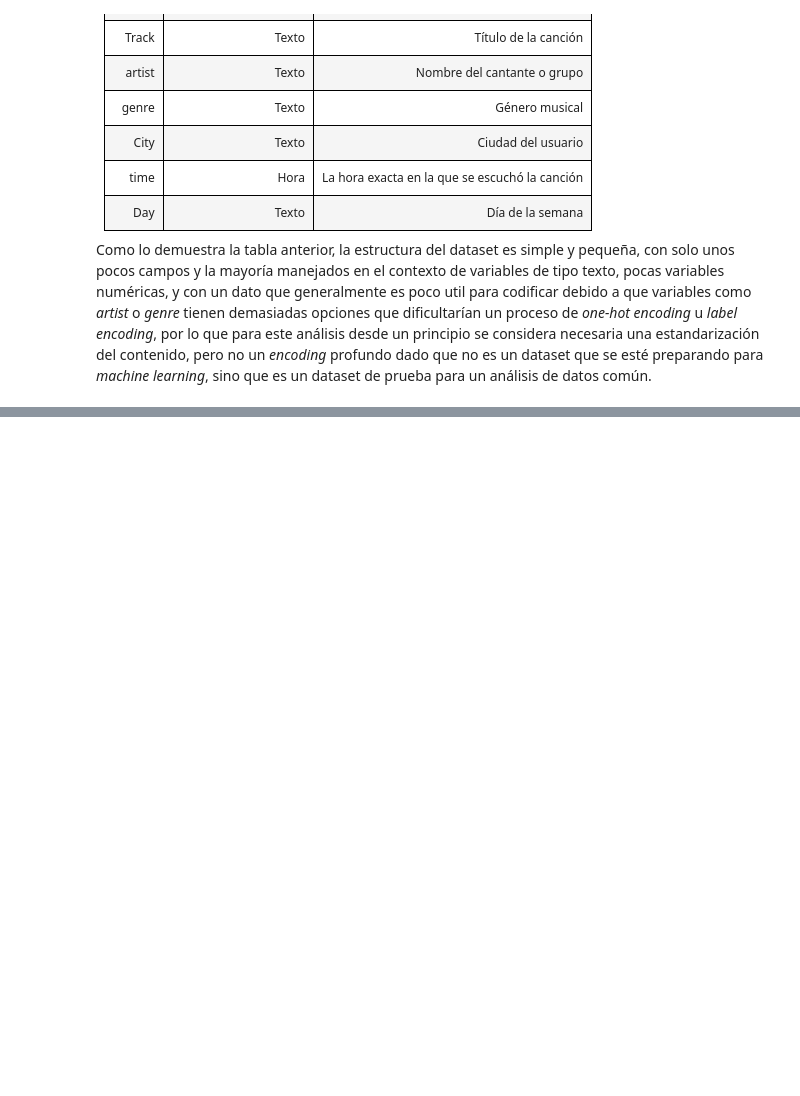
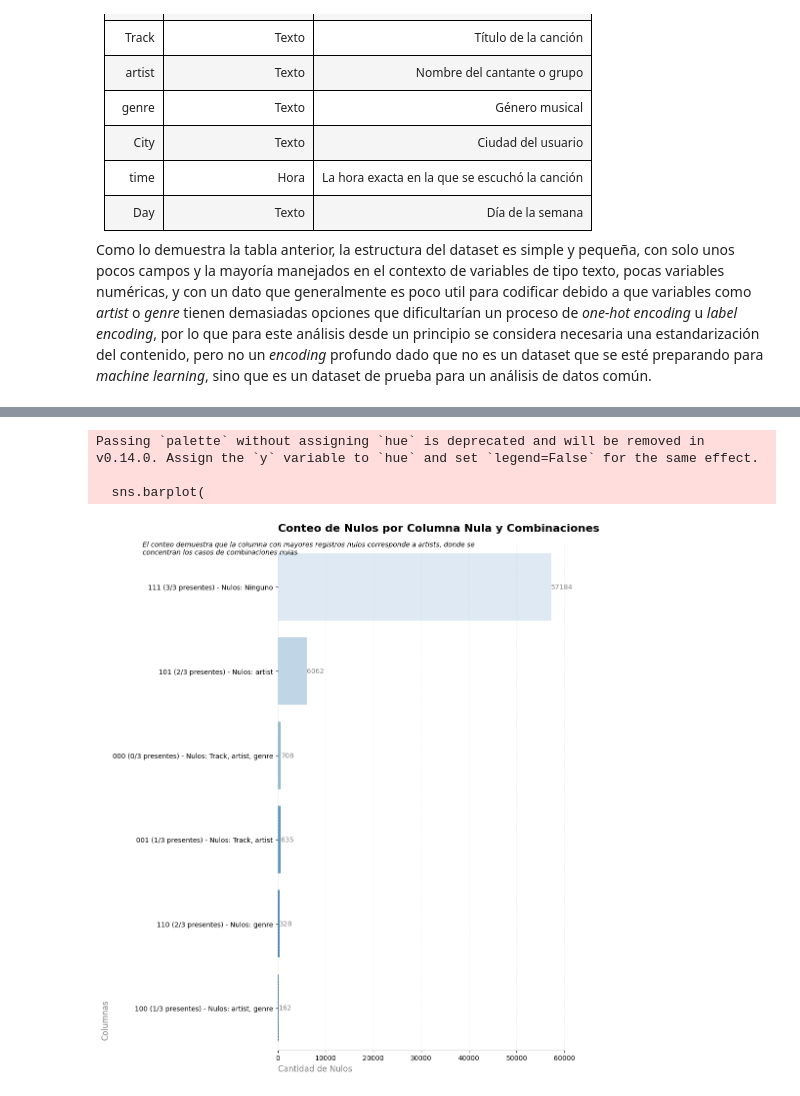
Before and after one commit to Volv1t3/MidtermDataAnalysisProject, a Jupyter notebook: src/python/notebooks/Proyecto_Medio_Semestre_ Arellano.ipynb, the cells around one changed output, grey strips where cells are left out. Saved outputs shown, nothing was run; the diff lists cells and outputs as text; code cells hidden in the pictures; blank space fills up the shorter version.

```diff
--- a/src/python/notebooks/Proyecto_Medio_Semestre_ Arellano.ipynb
+++ b/src/python/notebooks/Proyecto_Medio_Semestre_ Arellano.ipynb
@@ -144,0 +318,24 @@ Para el manejo del dataset en el programa, y evitar la necesidad del uso de form
+# %%
+#? 5. Exploracion adicional sobre los valores nulos
+
+#? 5.1 Extraemos las columnas del analisis, las columnas de track, artist and genre para usar loc en base de nombres mediante [] en lugar de iloc con indices para extraer los datos para el analisis
+cols = data_as_is.columns[1:4]
+
+#? 5.2 Aplicamos una bitmask orientada a marcar aquellos valores notna() o no nulos con un 1 y los valores nulos con 0, como una mascara
+#? binaria para las tres columnas
+null_bits = data_as_is[cols].notna().astype(int)
+
+#? 5.3 Aplicamos un lambda directo hacia la mascara binaria aplicada a las tres columnas para reducir por fila cada uno de los grupos de columnas, y usando estos valores establecer los conteos de valores nulos y las clases.
+data_as_is_copy['Clasificacion_Nulos_Binario'] = (
+    #? 5.3.1 Internamente aplicamos una funcion apply a las columnas extraidas de data_as_is en donde usamos la data extraida para crear
+    #? la nueva clasificacion
+    null_bits.apply(
+        #? 5.3.2 El string requiere la concatenacion del grupo de columnas en uno solo para generar el bitmap de valor presente o o.
+        #? Luego toma la suma de los valores y los formatea con la longitud de las columnas de analisis para determinar cuantos valores hay o no por grupo. Finalmente determina el nombre de la columna que es nula y los une para generar el listado de columnas nulas
+        #? lo que nos permite evaluar la distribucion de nulos por grupo de columnas nulas
+        lambda r: f"{''.join(map(str, r))} ({r.sum()}/{len(cols)} presentes) - Nulos: {', '.join(cols[r == 0]) or 'Ninguno'}",
+        axis=1
+))
+# %%
+clasificacion_binaria_extraida = pd.DataFrame(data_as_is_copy['Clasificacion_Nulos_Binario'].value_counts())
+clasificacion_binaria_extraida
@@ -144,0 +351,13 @@ Para el manejo del dataset en el programa, y evitar la necesidad del uso de form
+# %%
+crear_barchart_storytelling(
+    data=clasificacion_binaria_extraida,
+    y="Clasificacion_Nulos_Binario",
+    x="count",
+    color_palette=generate_blue_palette(len(clasificacion_binaria_extraida.index)),
+    title="Conteo de Nulos por Columna Nula y Combinaciones",
+    subtitle="El conteo demuestra que la columna con mayores registros nulos corresponde a artists, donde se\nconcentran los casos de combinaciones nulas")
+# %% [output]
+Passing `palette` without assigning `hue` is deprecated and will be removed in v0.14.0. Assign the `y` variable to `hue` and set `legend=False` for the same effect.
+
+  sns.barplot(
+[figure, added]
```
Also changed, not shown: parts of 90 cells of this notebook, 1 other file.
